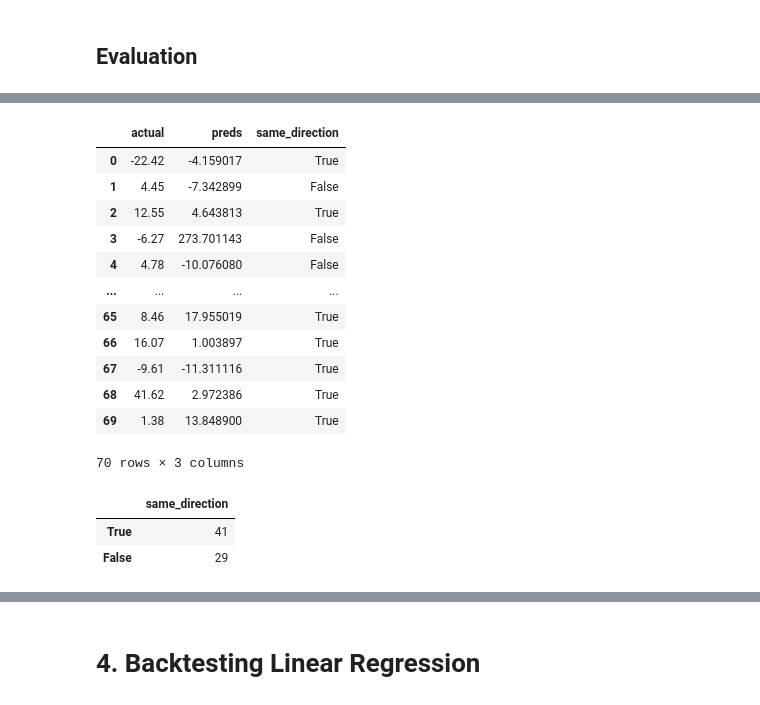
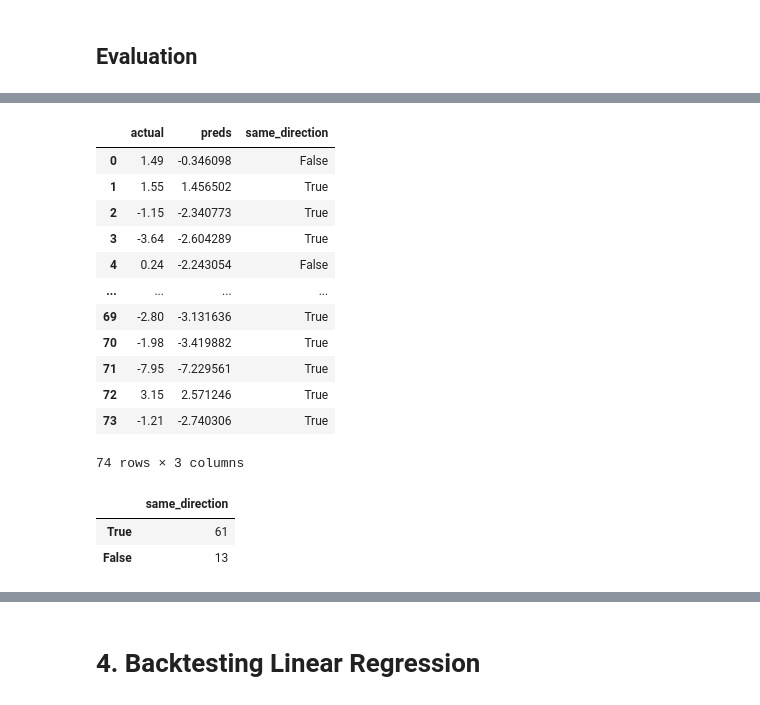
Before and after one commit to marcosan93/Medium-Misc-Tutorials, a Jupyter notebook: Linear-Regression-Crypto.ipynb, the cells around one changed output, grey strips where cells are left out. Drawn from its saved outputs; the diff is of its cells as text; code cells hidden in the pictures.

```diff
--- a/Linear-Regression-Crypto.ipynb
+++ b/Linear-Regression-Crypto.ipynb
@@ -32,12 +32,6 @@ def getCryptoPrice(ticker="BTC-USD", n_days=1000):
         interval="1d"
     )
 
-    # Handling missing data from yahoo finance
-    df = df.reindex(
-        [df.index.min()+pd.offsets.Day(i) for i in range(df.shape[0])],
-        fill_value=None
-    ).fillna(method='ffill')
-
     # Dropping Columns
     df.drop(
         ['Dividends', 'Stock Splits'],
@@ -106,12 +100,12 @@ __E.g.)__ A 10% increase in Volume _from 10 days ago to today_ leads to 10% incr
 # %%
-def transformData(df):
+def transformData(df, days=1):
     """
     Transforming data into X variables for training.  Uses percent change and
     multiplies the percentage by 100 rounded to 2 decimal places.
     """
     # Transforming data
     new_df = df.pct_change(
-        10
+        days
     ).apply(
         lambda x: round(x*100, 2)
     ).replace(
@@ -128,25 +122,29 @@ def transformData(df):
     )
 
     # What the percent change is going to be in the next days AKA the Y Variable
-    new_df['future_10_days']= df['Open'].pct_change(
-        10
+    new_df[f'future_{days}_days']= df['Open'].pct_change(
+        days
     ).shift(
-        -10
+        -days
     ).apply(
         lambda x: round(x*100, 2)
     )
 
+    # Saving the last value in the dataset for later
+    last_val = new_df.tail(1).drop(f'future_{days}_days',
+                                   axis=1)
+
     # Dropping the last NaNs from the Y variable
     new_df = new_df.dropna(
-        subset=['future_10_days']
+        subset=[f'future_{days}_days']
     )
 
     # Filling in the rest of the NaNs with the most recent value
     new_df = new_df.fillna(method='ffill').dropna()
 
-    return new_df
+    return new_df, last_val
 # %%
-new_df = transformData(df)
+new_df, last_val = transformData(df, days=1)
 
 new_df
 # %% [output]
@@ -167,10 +173,13 @@ new_df
 # %% [markdown]
 # 3. Fit to Linear Model
 # %%
+# Column name
+col_name = new_df.columns[-1]
+
 # Train, test, split
-X = new_df.drop('future_10_days', axis=1)
+X = new_df.drop(col_name, axis=1)
 
-y = new_df[['future_10_days']]
+y = new_df[[col_name]]
 
 X_train, X_test, y_train, y_test = train_test_split(
     X, y, test_size=0.20
@@ -220,39 +234,39 @@ Intercept: [1.79274711]
 # %%
 # Making a comparison DF
 compare = pd.DataFrame()
 
-compare['actual'] = y_test['future_10_days'].reset_index(drop=True)
+compare['actual'] = y_test[col_name].reset_index(drop=True)
 
 compare['preds'] = preds
 
 # Check to see if the predictions at least point in the correct direction
 compare['same_direction'] = (
     compare['actual'].apply(lambda x: x>0)==compare['preds'].apply(lambda x: x>0)
 )
 
 display(compare)
 
 # How often did predictions land in the same direction as the actual values?
 dir_df = compare['same_direction'].value_counts().to_frame()
 
 dir_df
 # %% [output]
 |  | actual | preds | same_direction |
-| 0 | -22.42 | -4.159017 | True |
-| 1 | 4.45 | -7.342899 | False |
-| 2 | 12.55 | 4.643813 | True |
-| 3 | -6.27 | 273.701143 | False |
-| 4 | 4.78 | -10.076080 | False |
+| 0 | 1.49 | -0.346098 | False |
+| 1 | 1.55 | 1.456502 | True |
+| 2 | -1.15 | -2.340773 | True |
+| 3 | -3.64 | -2.604289 | True |
+| 4 | 0.24 | -2.243054 | False |
 | ... | ... | ... | ... |
-| 65 | 8.46 | 17.955019 | True |
-| 66 | 16.07 | 1.003897 | True |
-| 67 | -9.61 | -11.311116 | True |
-| 68 | 41.62 | 2.972386 | True |
-| 69 | 1.38 | 13.848900 | True |
+| 69 | -2.80 | -3.131636 | True |
+| 70 | -1.98 | -3.419882 | True |
+| 71 | -7.95 | -7.229561 | True |
+| 72 | 3.15 | 2.571246 | True |
+| 73 | -1.21 | -2.740306 | True |
-70 rows × 3 columns
+74 rows × 3 columns
 |  | same_direction |
-| True | 41 |
-| False | 29 |
+| True | 61 |
+| False | 13 |
 # %%
 # Visualizing results
 fig = px.scatter(
```
Also changed, not shown: parts of 9 cells of this notebook.
